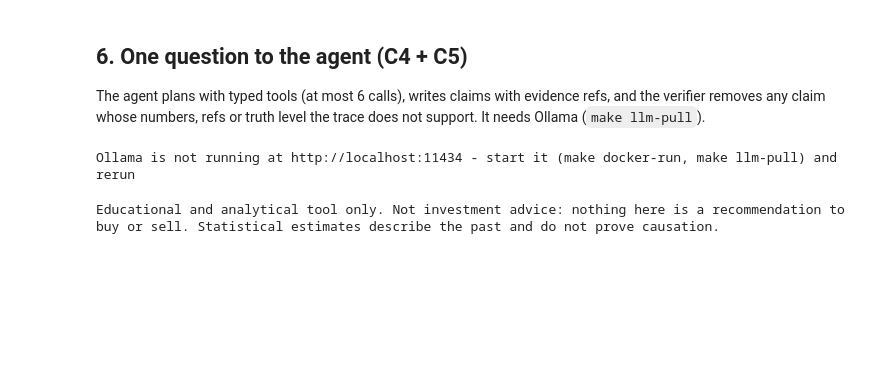
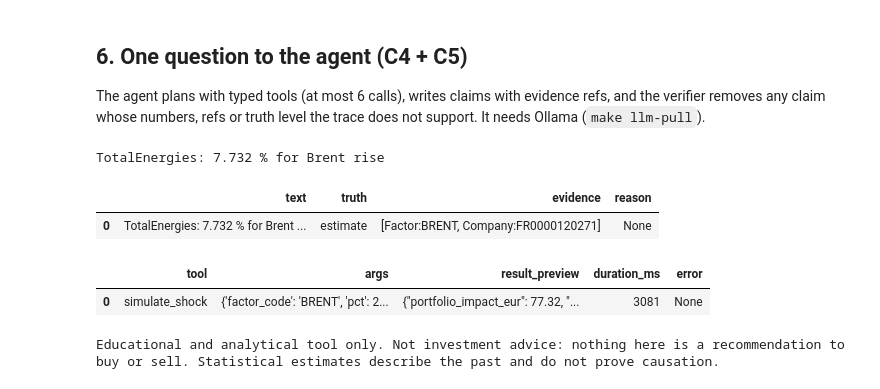
Before and after one commit to Polluxgnr/shockgraph-pea, a Jupyter notebook: demo.ipynb, the cells around one changed output. Drawn from its saved outputs; the diff is of its cells as text; code cells hidden in the pictures; blank space fills up the shorter version.

Commit message:
docs(notebook): rerun on main and ask the agent about TotalEnergies

```diff
--- a/demo.ipynb
+++ b/demo.ipynb
@@ -341,24 +341,28 @@ claim whose numbers, refs or truth level the trace does not support. It needs Ol
 # %%
 from app.agent.graph import ShockAgent
 
-QUESTION = "If Brent rises 20 %, which PEA stocks are most affected?"
+QUESTION = "If Brent rises 20 %, what is the estimated impact on TotalEnergies?"
 try:
     with urllib.request.urlopen(f"{settings.ollama_base_url}/api/tags", timeout=3):
         ollama_up = True
 except OSError:
     ollama_up = False
 if settings.llm_provider == "ollama" and not ollama_up:
     print("Ollama is not running at", settings.ollama_base_url, "- start it (make docker-run, make llm-pull) and rerun")
 else:
     answer = ShockAgent(client).ask(QUESTION)
     print(answer.answer, "\n")
     display(pd.DataFrame([claim.model_dump() for claim in answer.claims]))
     if answer.removed_claims:
         print("removed by the verifier:")
         display(pd.DataFrame([claim.model_dump() for claim in answer.removed_claims]))
     display(pd.DataFrame([call.model_dump(exclude={"result"}) for call in answer.trace]))
 # %% [output]
-Ollama is not running at http://localhost:11434 - start it (make docker-run, make llm-pull) and rerun
+TotalEnergies: 7.732 % for Brent rise
+|  | text | truth | evidence | reason |
+| 0 | TotalEnergies: 7.732 % for Brent ... | estimate | [Factor:BRENT, Company:FR0000120271] | None |
+|  | tool | args | result_preview | duration_ms | error |
+| 0 | simulate_shock | {'factor_code': 'BRENT', 'pct': 2... | {"portfolio_impact_eur": 77.32, "... | 3081 | None |
 # %%
 client.close()
 print(DISCLAIMER)
```
Also changed, not shown: parts of 1 cell of this notebook.
